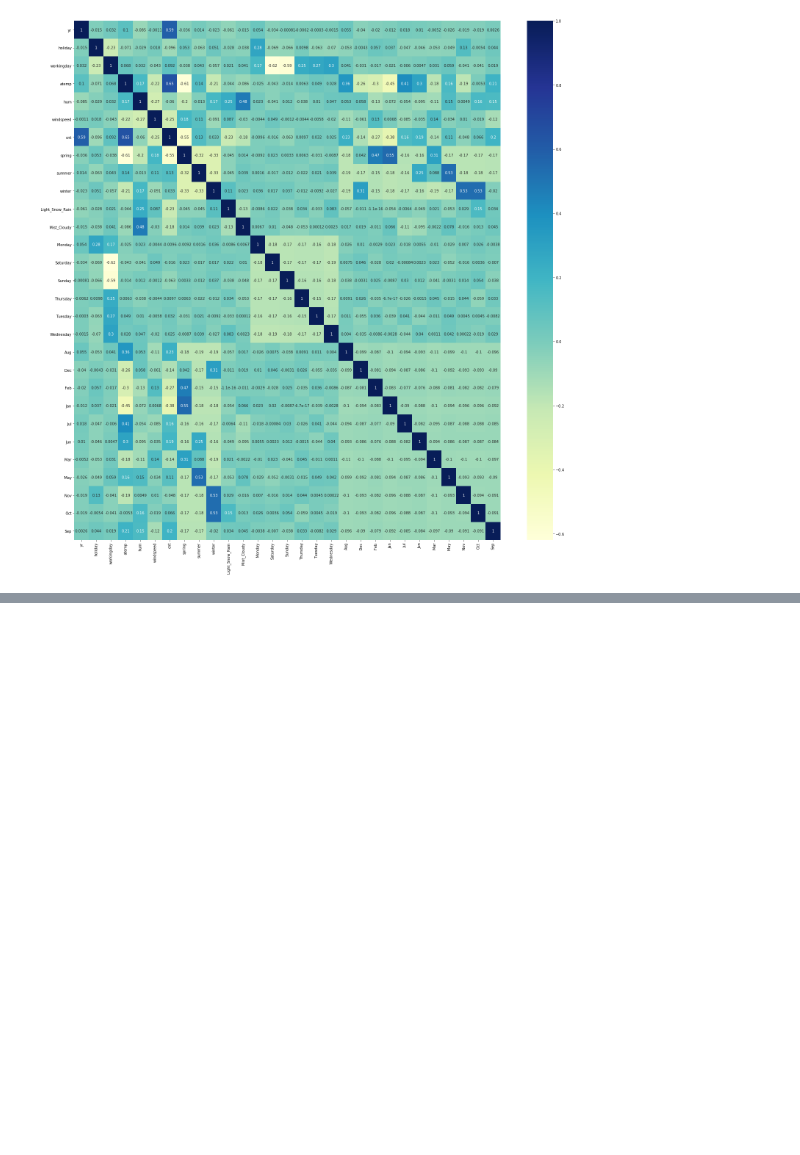
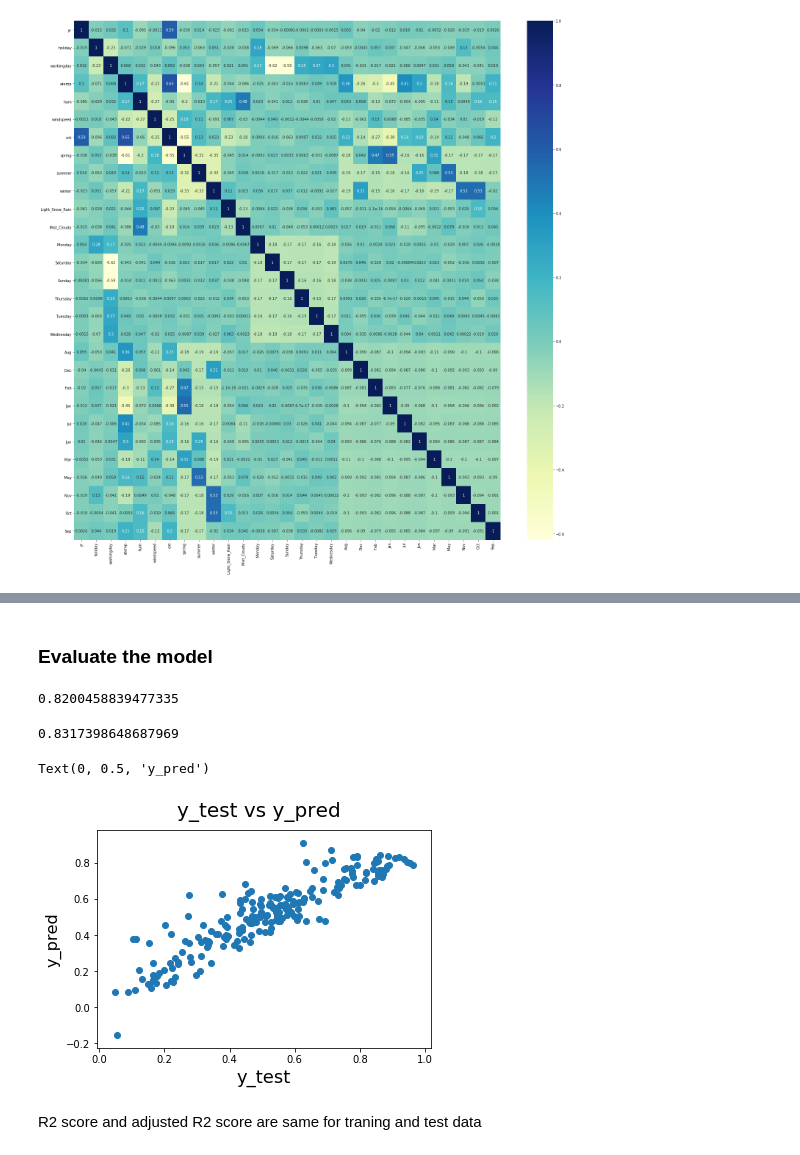
Before and after one commit to Dharani-Arumugam/Machine-Learning, a Jupyter notebook: Linear Regression/Bike Sharing assignment.ipynb, the cells around one changed output, grey strips where cells are left out. Saved outputs shown, nothing was run; the diff lists cells and outputs as text; code cells hidden in the pictures; blank space fills up the shorter version.

```diff
--- a/Linear Regression/Bike Sharing assignment.ipynb
+++ b/Linear Regression/Bike Sharing assignment.ipynb
@@ -311,0 +695,11 @@ plt.show()
+# %%
+y_test = df_test.pop('cnt')
+X_test = df_test
+# %%
+# Adding constant variable to test dataframe
+X_test_m4 = sm.add_constant(X_test)
+# %%
+# Creating X_test_m4 dataframe by dropping variables from X_test_m4
+
+X_test_m4 = X_test_m4.drop(['workingday', 'summer', 'Monday', 'Sunday', 'Thursday', 'Tuesday',
+       'Wednesday', 'Aug', 'Feb', 'Jun', 'Mar', 'May', 'Oct','Saturday','Dec','Nov','Jan','holiday'], axis = 1)
@@ -311,0 +734,3 @@ plt.show()
+# %%
+# Making predictions using the fourth model
+y_pred_m4 = lm_5.predict(X_test_m4)
@@ -311,0 +750,22 @@ plt.show()
+# %% [markdown]
+### Evaluate the model
+# %%
+r2_score(y_true=y_test, y_pred=y_pred_m4)
+# %% [output]
+0.8200458839477335
+# %%
+r2_score(y_true=y_train, y_pred=y_train_price)
+# %% [output]
+0.8317398648687969
+# %%
+# Plotting y_test and y_pred to understand the spread.
+fig = plt.figure()
+plt.scatter(y_test,y_pred_m4)
+fig.suptitle('y_test vs y_pred', fontsize=20)              # Plot heading
+plt.xlabel('y_test', fontsize=18)                          # X-label
+plt.ylabel('y_pred', fontsize=16)                          # Y-label
+# %% [output]
+Text(0, 0.5, 'y_pred')
+[figure, added]
+# %% [markdown]
+R2 score and adjusted R2 score are same for traning and test data
```
Also changed, not shown: parts of 45 cells of this notebook.
